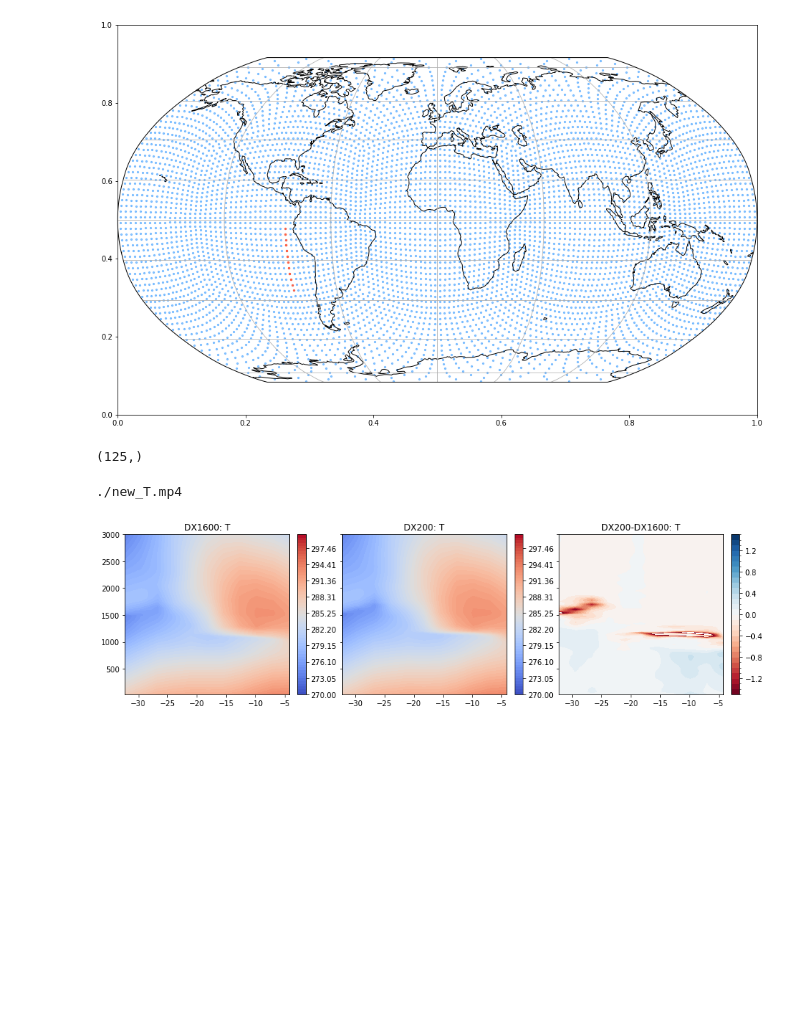
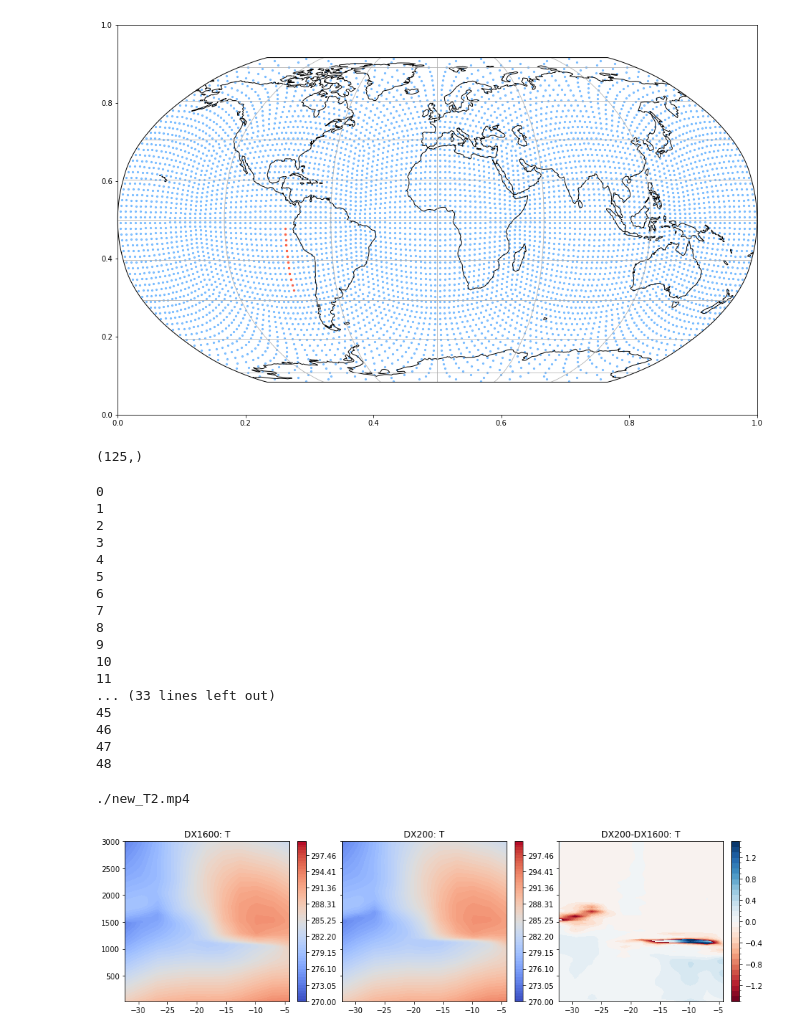
Before and after one commit to liranpeng/Python, a Jupyter notebook: Process_Crosssection.ipynb, the cells around one changed output. Cells and saved outputs as stored; diff of their text form; code cells hidden in the pictures; blank space fills up the shorter version.

```diff
--- a/Process_Crosssection.ipynb
+++ b/Process_Crosssection.ipynb
@@ -240,6 +240,7 @@ for varname in varnames:
     frames3 = []
     time_array = []
     for it in range(0,len(files.time.values)-1):
+        #print(it)
         I1 = eval("np.squeeze(files."+varname+".isel(ncol=minindex3).isel(time=it).values)")
         I2 = eval("np.squeeze(files2."+varname+".isel(ncol=minindex3).isel(time=it).values)")
         frames1.append(I1)
@@ -272,37 +273,54 @@ def animate(i):
     cf1 = ax1.contourf(lat[minindex3],Z3p,arr, vmax=varmax[0], vmin=varmin[0], levels=levels, cmap='coolwarm')
     ax1.set(xlim=(min(lat[minindex3]), max(lat[minindex3])), ylim=(min(Z3p), 3000))
     cax.cla()
     cbar1 = fig.colorbar(cf1, cax=cax, extend='both')
     cbar1.minorticks_on()
     tx.set_text(titlestring)
 
     arr2 = frames2[i]
     levels   = np.linspace(varmin[0], varmax[0], varinter[0], endpoint = True)
     cf2 = ax2.contourf(lat[minindex3],Z3p,arr2, vmax=varmax[0], vmin=varmin[0], levels=levels, cmap='coolwarm')
     ax2.set(xlim=(min(lat[minindex3]), max(lat[minindex3])), ylim=(min(Z3p), 3000))
     cax2.cla()
     cbar2 = fig.colorbar(cf2, cax=cax2, extend='both')
     cbar2.minorticks_on()
     tx2.set_text(titlestring2)
 
     arr3 = frames3[i]
     levels   = np.linspace(vardmin[0], vardmax[0], vardinter[0], endpoint = True)
     cf3 = ax3.contourf(lat[minindex3],Z3p,arr3, vmax=vardmax[0], vmin=vardmin[0], levels=levels, cmap='RdBu')
     ax3.set(xlim=(min(lat[minindex3]), max(lat[minindex3])), ylim=(min(Z3p), 3000))
     cax3.cla()
     cbar3 = fig.colorbar(cf3, cax=cax3, extend='both')
     cbar3.minorticks_on()
     tx3.set_text(titlestring3)
 
-ani = animation.FuncAnimation(fig, animate, frames=10)
-filename = "./new_"+varname + ".mp4"
+ani = animation.FuncAnimation(fig, animate, frames=len(files.time.values))
+filename = "./new_"+varname + "2.mp4"
 ani.save(filename)
 print(filename)
 
 plt.show()
 # %% [output]
-./new_T.mp4
+0
+1
+2
+3
+4
+5
+6
+7
+8
+9
+10
+11
+... (33 lines left out)
+45
+46
+47
+48
+./new_T2.mp4
-[figure, old version]
+[figure, new version]
 # %%
 from IPython.display import Video
 Video(filename)
```
Also changed, not shown: parts of 3 cells of this notebook, 3 other files.
